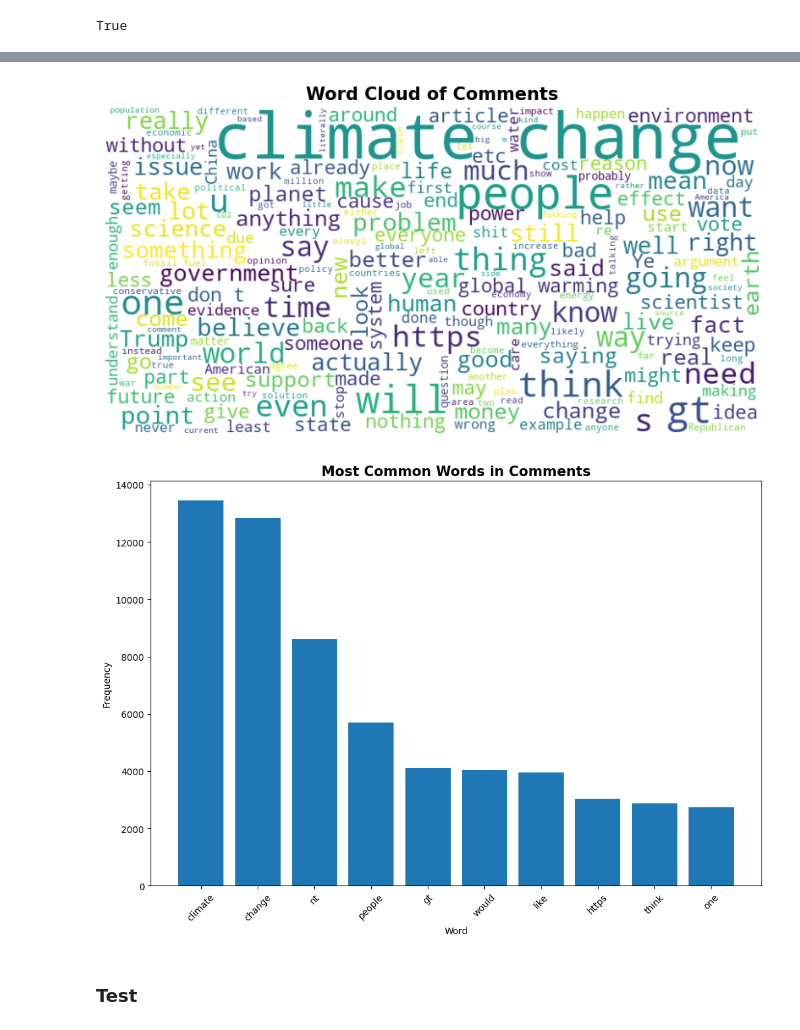
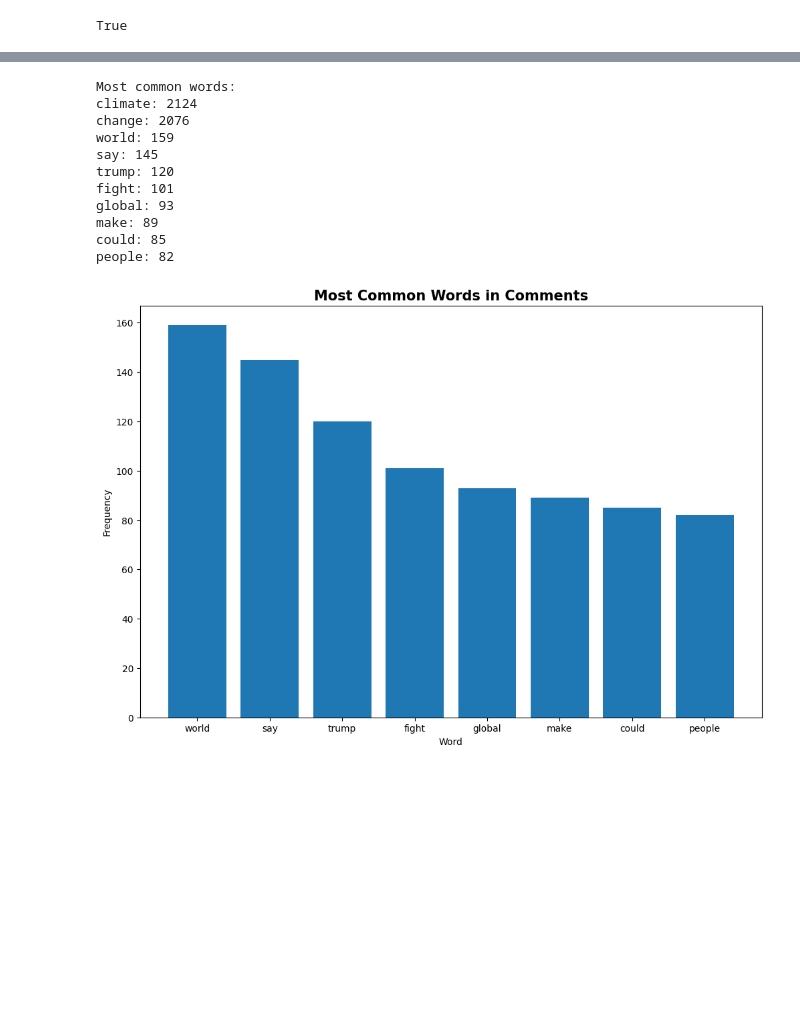
Before and after one commit to tobiaswtzl/dlss-project24, a Jupyter notebook: code/descriptives.ipynb, the cells around one changed output, grey strips where cells are left out. Cells and saved outputs as stored; diff of their text form; code cells hidden in the pictures; blank space fills up the shorter version.

```diff
--- a/code/descriptives.ipynb
+++ b/code/descriptives.ipynb
@@ -283,0 +278,2 @@ TypeError: sequence item 0: expected str instance, float found
+# %%
+preprocessed_posts = pd.read_csv("/Users/fabianmahner/dlss-project24/data/preprocessed/posts.csv")
@@ -284,16 +296,30 @@ TypeError: sequence item 0: expected str instance, float found
+# %%
+most_common_word(preprocessed_posts, "title_lemmatized")
+# %% [output]
+Most common words:
+climate: 2124
+change: 2076
+world: 159
+say: 145
+trump: 120
+fight: 101
+global: 93
+make: 89
+could: 85
+people: 82
+[figure, added]
 # %%
 # Visualize the data, e.g. word clouds, bar charts of most common words/hashtags and temporal trends in the number of posts.
 from wordcloud import WordCloud
 
-# Create a WordCloud object
-wordcloud = WordCloud(width=800, height=400, background_color ='white').generate(all_comments)
+def word_cloud(dataframe, column):
+    all_comments = " ".join(dataframe[column].astype(str))
+    # Create a WordCloud object
+    wordcloud = WordCloud(width=800, height=400, background_color ='white').generate(all_comments)
 
-# Display the WordCloud
-plt.figure(figsize=(10, 8))
-plt.imshow(wordcloud, interpolation='bilinear')
-plt.axis('off')
-plt.title('Word Cloud of Comments', fontweight='bold', fontsize=15)
-plt.show()
+    # Display the WordCloud
+    plt.figure(figsize=(10, 8))
+    plt.imshow(wordcloud, interpolation='bilinear')
+    plt.axis('off')
+    plt.title('Word Cloud of Comments', fontweight='bold', fontsize=15)
+    plt.show()
-# %% [output]
-[figure, removed]
-[figure, removed]
@@ -332,2 +325,0 @@ for year, (word, freq) in most_common_words.items():
-# %% [markdown]
-### Test
```
Also changed, not shown: parts of 14 cells of this notebook.
